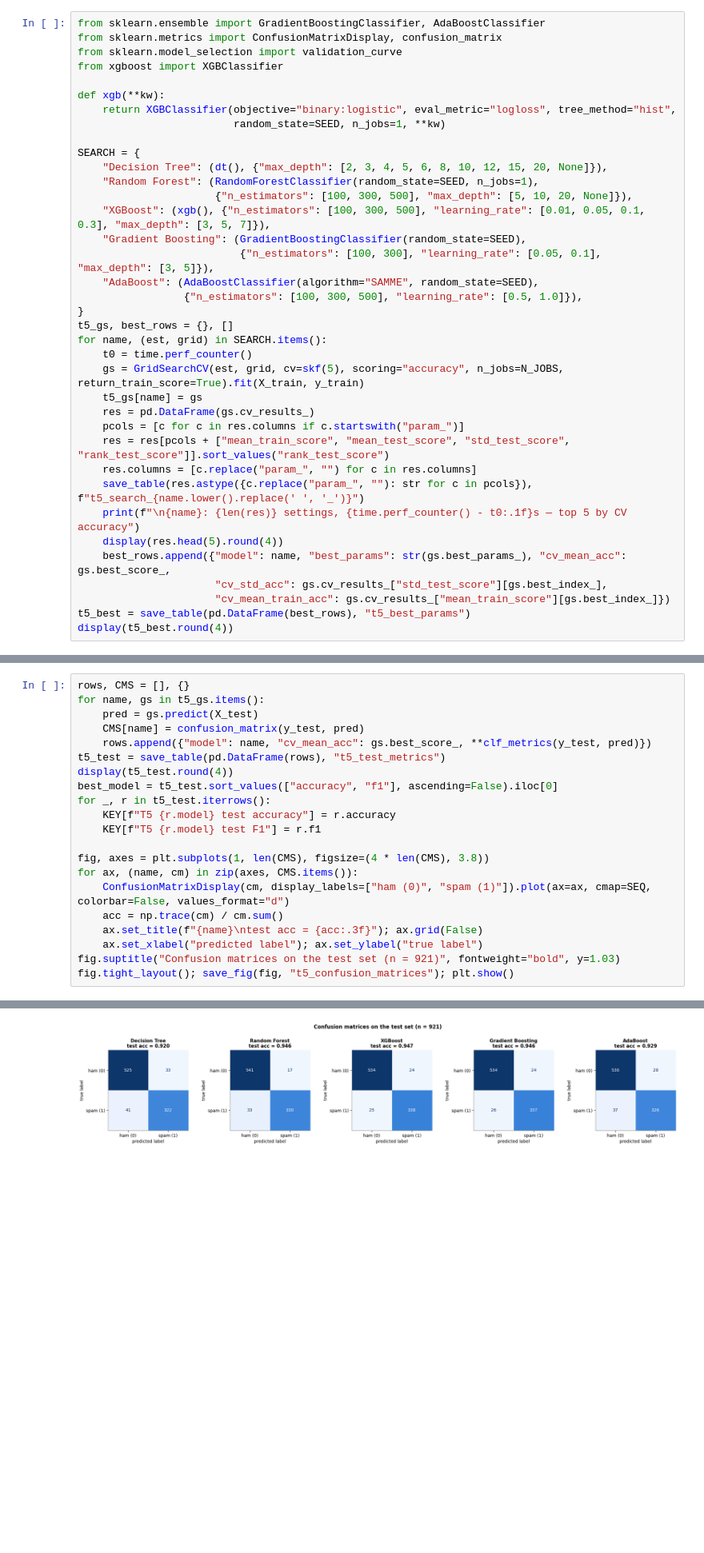
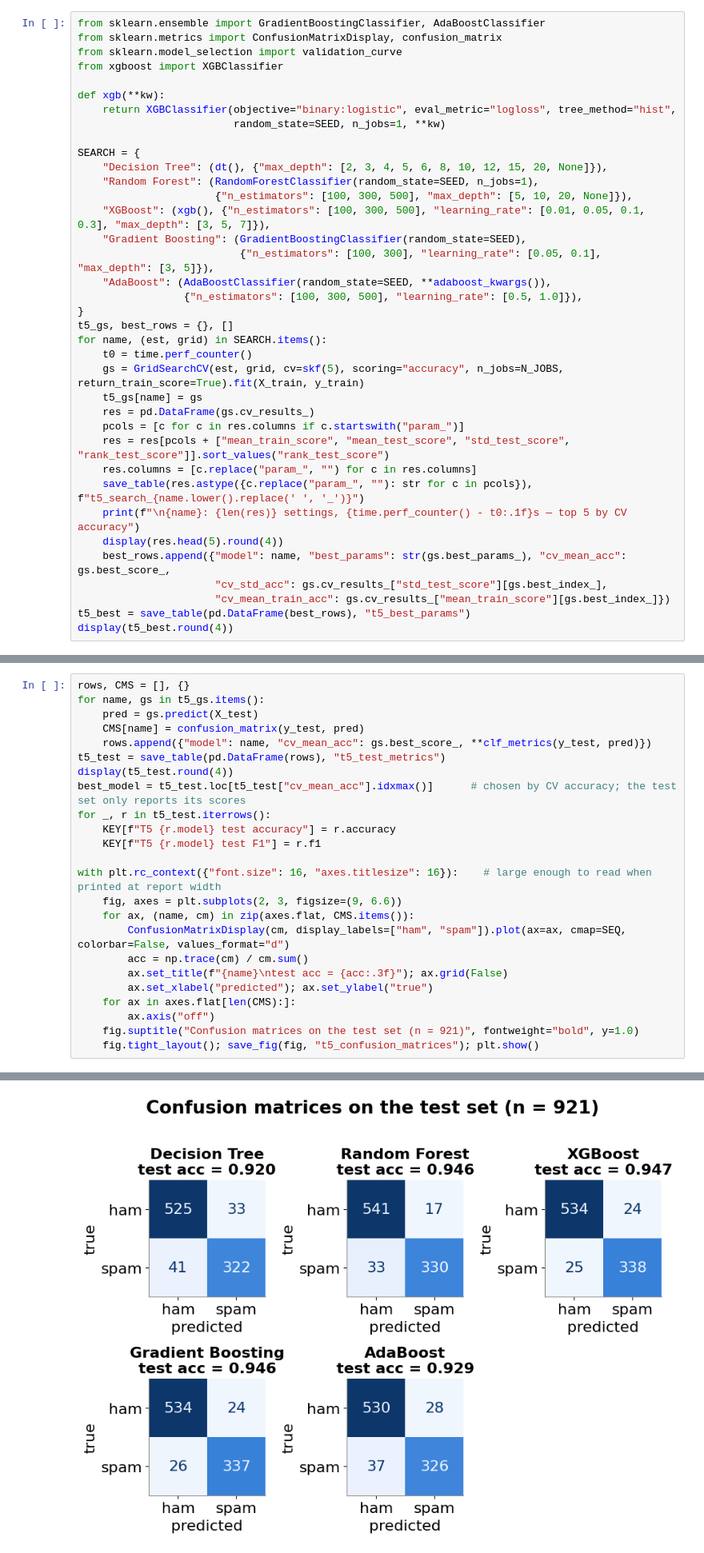
Before and after one commit to afel6/coe305-ml-project, a Jupyter notebook: notebook.ipynb, the cells around one changed output, grey strips where cells are left out. Shown at 80% size. Saved outputs shown, nothing was run; the diff lists cells and outputs as text; blank space fills up the shorter version.

```diff
--- a/notebook.ipynb
+++ b/notebook.ipynb
@@ -894,7 +1193,7 @@ SEARCH = {
     "XGBoost": (xgb(), {"n_estimators": [100, 300, 500], "learning_rate": [0.01, 0.05, 0.1, 0.3], "max_depth": [3, 5, 7]}),
     "Gradient Boosting": (GradientBoostingClassifier(random_state=SEED),
                           {"n_estimators": [100, 300], "learning_rate": [0.05, 0.1], "max_depth": [3, 5]}),
-    "AdaBoost": (AdaBoostClassifier(algorithm="SAMME", random_state=SEED),
+    "AdaBoost": (AdaBoostClassifier(random_state=SEED, **adaboost_kwargs()),
                  {"n_estimators": [100, 300, 500], "learning_rate": [0.5, 1.0]}),
 }
 t5_gs, best_rows = {}, []
@@ -990,31 +1289,34 @@ display(t5_budget.round(4))
 # %%
 rows, CMS = [], {}
 for name, gs in t5_gs.items():
     pred = gs.predict(X_test)
     CMS[name] = confusion_matrix(y_test, pred)
     rows.append({"model": name, "cv_mean_acc": gs.best_score_, **clf_metrics(y_test, pred)})
 t5_test = save_table(pd.DataFrame(rows), "t5_test_metrics")
 display(t5_test.round(4))
-best_model = t5_test.sort_values(["accuracy", "f1"], ascending=False).iloc[0]
+best_model = t5_test.loc[t5_test["cv_mean_acc"].idxmax()]      # chosen by CV accuracy; the test set only reports its scores
 for _, r in t5_test.iterrows():
     KEY[f"T5 {r.model} test accuracy"] = r.accuracy
     KEY[f"T5 {r.model} test F1"] = r.f1
 
-fig, axes = plt.subplots(1, len(CMS), figsize=(4 * len(CMS), 3.8))
-for ax, (name, cm) in zip(axes, CMS.items()):
-    ConfusionMatrixDisplay(cm, display_labels=["ham (0)", "spam (1)"]).plot(ax=ax, cmap=SEQ, colorbar=False, values_format="d")
-    acc = np.trace(cm) / cm.sum()
-    ax.set_title(f"{name}\ntest acc = {acc:.3f}"); ax.grid(False)
-    ax.set_xlabel("predicted label"); ax.set_ylabel("true label")
-fig.suptitle("Confusion matrices on the test set (n = 921)", fontweight="bold", y=1.03)
-fig.tight_layout(); save_fig(fig, "t5_confusion_matrices"); plt.show()
+with plt.rc_context({"font.size": 16, "axes.titlesize": 16}):    # large enough to read when printed at report width
+    fig, axes = plt.subplots(2, 3, figsize=(9, 6.6))
+    for ax, (name, cm) in zip(axes.flat, CMS.items()):
+        ConfusionMatrixDisplay(cm, display_labels=["ham", "spam"]).plot(ax=ax, cmap=SEQ, colorbar=False, values_format="d")
+        acc = np.trace(cm) / cm.sum()
+        ax.set_title(f"{name}\ntest acc = {acc:.3f}"); ax.grid(False)
+        ax.set_xlabel("predicted"); ax.set_ylabel("true")
+    for ax in axes.flat[len(CMS):]:
+        ax.axis("off")
+    fig.suptitle("Confusion matrices on the test set (n = 921)", fontweight="bold", y=1.0)
+    fig.tight_layout(); save_fig(fig, "t5_confusion_matrices"); plt.show()
 # %% [output]
 |  | model | cv_mean_acc | accuracy | precision | recall | f1 |
 | 0 | Decision Tree | 0.9226 | 0.9197 | 0.9070 | 0.8871 | 0.8969 |
 | 1 | Random Forest | 0.9527 | 0.9457 | 0.9510 | 0.9091 | 0.9296 |
 | 2 | XGBoost | 0.9576 | 0.9468 | 0.9337 | 0.9311 | 0.9324 |
 | 3 | Gradient Boosting | 0.9549 | 0.9457 | 0.9335 | 0.9284 | 0.9309 |
 | 4 | AdaBoost | 0.9424 | 0.9294 | 0.9209 | 0.8981 | 0.9093 |
-[figure, old version]
+[figure, new version]
 # %% [markdown]
 **Interpretation (Table `t5_test_metrics`, Figure `t5_confusion_matrices`).**
```
Also changed, not shown: parts of 49 cells of this notebook, 36 other files.
